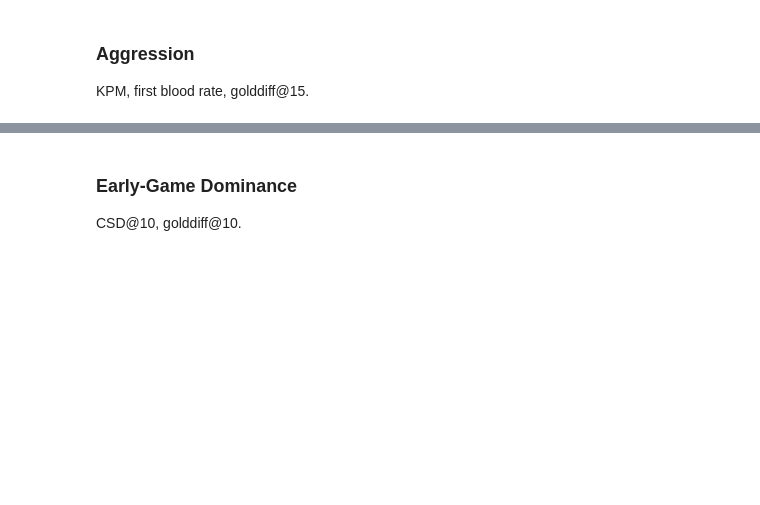
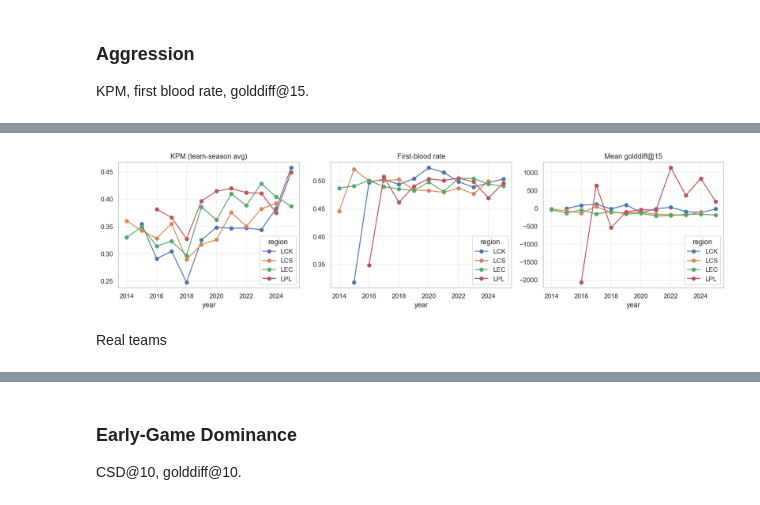
Before and after one commit to LUNARKN1GHT/lol_esports, a Jupyter notebook: lol_esports.ipynb, the cells around one changed output, grey strips where cells are left out. Drawn from its saved outputs; the diff is of its cells as text; code cells hidden in the pictures; blank space fills up the shorter version.

```diff
--- a/lol_esports.ipynb
+++ b/lol_esports.ipynb
@@ -538,3 +539,8 @@ plt.show()
 ### Aggression
 
 KPM, first blood rate, golddiff@15.
+# %%
+agg_df = aggression(df)
+print(f"team-season rows: {len(agg_df):,}")
+print(f"teams: {agg_df['teamname'].nunique()},  years: {sorted(agg_df['year'].unique())}")
+agg_df.head()
@@ -540,0 +558,5 @@ KPM, first blood rate, golddiff@15.
+# %%
+# 只看至少打过 10 场的 team-season（小样本噪声大）
+filt = agg_df[agg_df["games"] >= 10]
+print(f"team-seasons with >= 10 games: {len(filt):,}")
+filt.describe()
@@ -540,0 +574,25 @@ KPM, first blood rate, golddiff@15.
+# %%
+main = ["LPL", "LCK", "LCS", "LEC"]
+yearly = (
+    filt[filt["region"].isin(main)]
+    .groupby(["year", "region"])[["kpm", "fb_rate", "golddiff15_avg"]]
+    .mean()
+)
+
+fig, axes = plt.subplots(1, 3, figsize=(15, 4), sharex=True)
+for ax, metric, title in zip(
+    axes,
+    ["kpm", "fb_rate", "golddiff15_avg"],
+    ["KPM (team-season avg)", "First-blood rate", "Mean golddiff@15"],
+    strict=False,
+):
+    yearly[metric].unstack("region").plot(ax=ax, marker="o")
+    ax.set_title(title)
+    ax.set_xlabel("year")
+    ax.grid(alpha=0.3)
+plt.tight_layout()
+plt.show()
+# %% [output]
+[figure, added]
+# %% [markdown]
+Real teams
```
Also changed, not shown: parts of 5 cells of this notebook, 2 other files.
